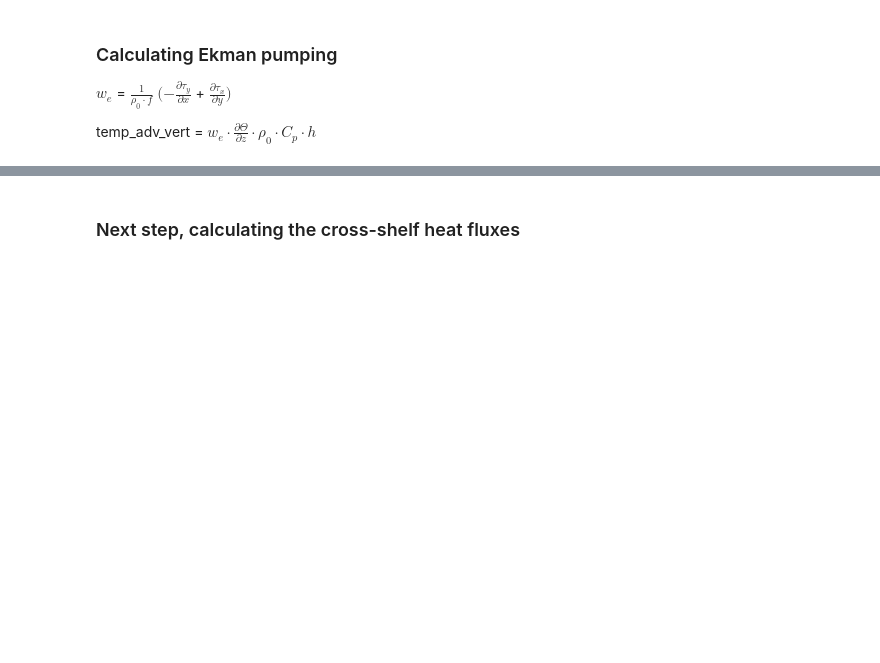
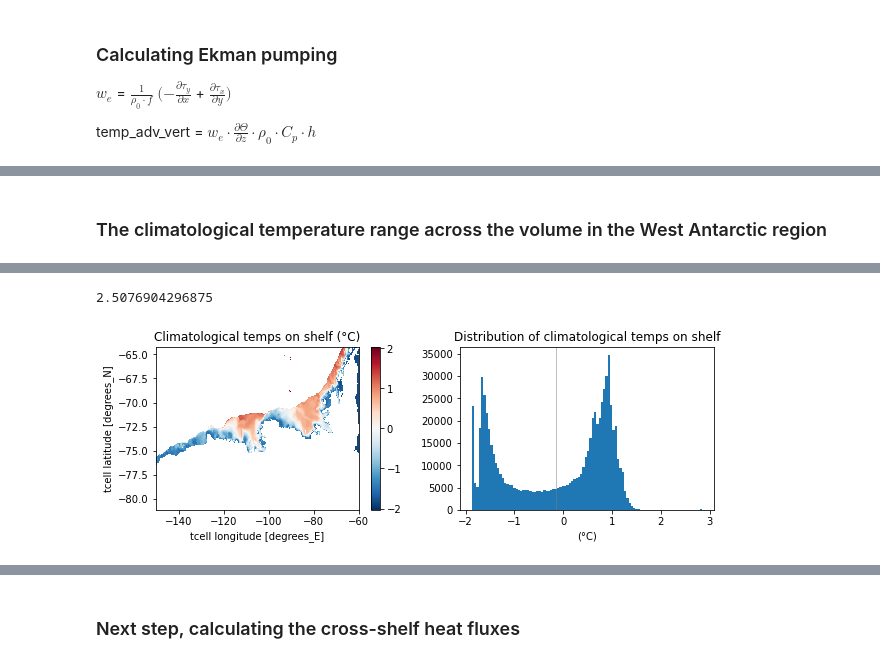
Before and after one commit to mauricehuguenin/ENSO-Antarctica_scripts, a Jupyter notebook: time_series_N34_and_simulated_N34_along_with_temps.ipynb, the cells around one changed output, grey strips where cells are left out. Saved outputs shown, nothing was run; the diff lists cells and outputs as text; code cells hidden in the pictures; blank space fills up the shorter version.

```diff
--- a/time_series_N34_and_simulated_N34_along_with_temps.ipynb
+++ b/time_series_N34_and_simulated_N34_along_with_temps.ipynb
@@ -661,0 +770,15 @@ Text(0.5, 1.0, 'Vert. heat flux across 100 m (J)')
+# %% [markdown]
+### The climatological temperature range across the volume in the West Antarctic region
+# %%
+%%time
+# first, get climatological shelf temperature range in °C
+clim = ((temp_clim*above1000_tcells).mean('time') - 273.15) # the climatological temperatures across the West Antarctic subsurface volume
+clim_mean  = np.nanmean(clim)
+clim_range = np.nanpercentile(clim, 84.1) - np.nanpercentile(clim, 15.9) # the interquartile (68.2 % of data) range
+
+plt.figure(figsize=(10,3))
+plt.subplot(1,2,1); clim.mean('st_ocean').plot(); plt.title('Climatological temps on shelf (°C)')
+plt.subplot(1,2,2); clim.plot.hist(bins=100); plt.axvline(clim_mean, lw=.5,c='grey'); plt.title('Distribution of climatological temps on shelf'); plt.xlabel('(°C)')
+clim_range # 2.51 °C; that means 68.2% of the temperatures are within +/- 1.255 °C on either side of the mean
+# Wall time: 53.1
+# %% [output]
@@ -661,0 +787,2 @@ Text(0.5, 1.0, 'Vert. heat flux across 100 m (J)')
+2.5076904296875
+[figure, added]
```
Also changed, not shown: parts of 58 cells of this notebook.
